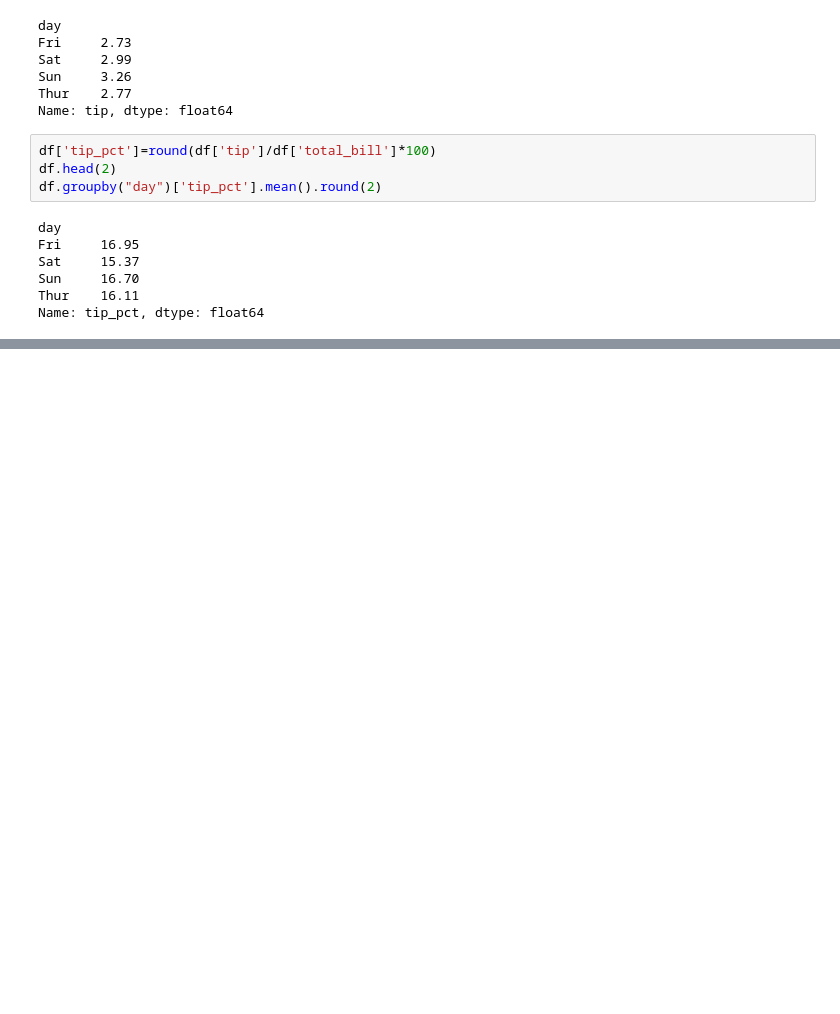
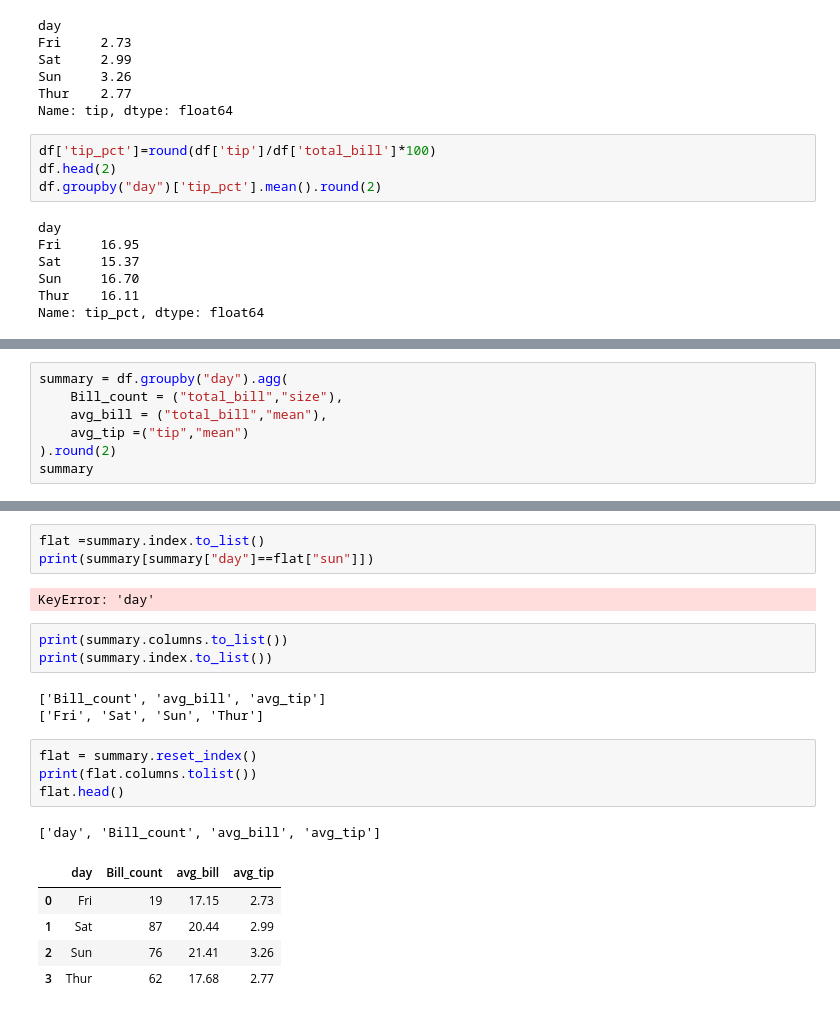
Before and after one commit to Jainabhi90/AI-ML-class-practice-, a Jupyter notebook: pandasNotebook/classMe.ipynb, the cells around one changed output, grey strips where cells are left out. Saved outputs shown, nothing was run; the diff lists cells and outputs as text; blank space fills up the shorter version.

```diff
--- a/pandasNotebook/classMe.ipynb
+++ b/pandasNotebook/classMe.ipynb
@@ -220,0 +234,7 @@ Name: tip_pct, dtype: float64
+# %%
+summary = df.groupby("day").agg(
+    Bill_count = ("total_bill","size"),
+    avg_bill = ("total_bill","mean"),
+    avg_tip =("tip","mean")
+).round(2)
+summary
@@ -220,0 +248,22 @@ Name: tip_pct, dtype: float64
+# %%
+flat =summary.index.to_list()
+print(summary[summary["day"]==flat["sun"]])
+# %% [output]
+KeyError: 'day'
+# %%
+print(summary.columns.to_list())
+print(summary.index.to_list())
+# %% [output]
+['Bill_count', 'avg_bill', 'avg_tip']
+['Fri', 'Sat', 'Sun', 'Thur']
+# %%
+flat = summary.reset_index()
+print(flat.columns.tolist())
+flat.head()
+# %% [output]
+['day', 'Bill_count', 'avg_bill', 'avg_tip']
+|  | day | Bill_count | avg_bill | avg_tip |
+| 0 | Fri | 19 | 17.15 | 2.73 |
+| 1 | Sat | 87 | 20.44 | 2.99 |
+| 2 | Sun | 76 | 21.41 | 3.26 |
+| 3 | Thur | 62 | 17.68 | 2.77 |
```
Also changed, not shown: parts of 8 cells of this notebook, 2 other files.
